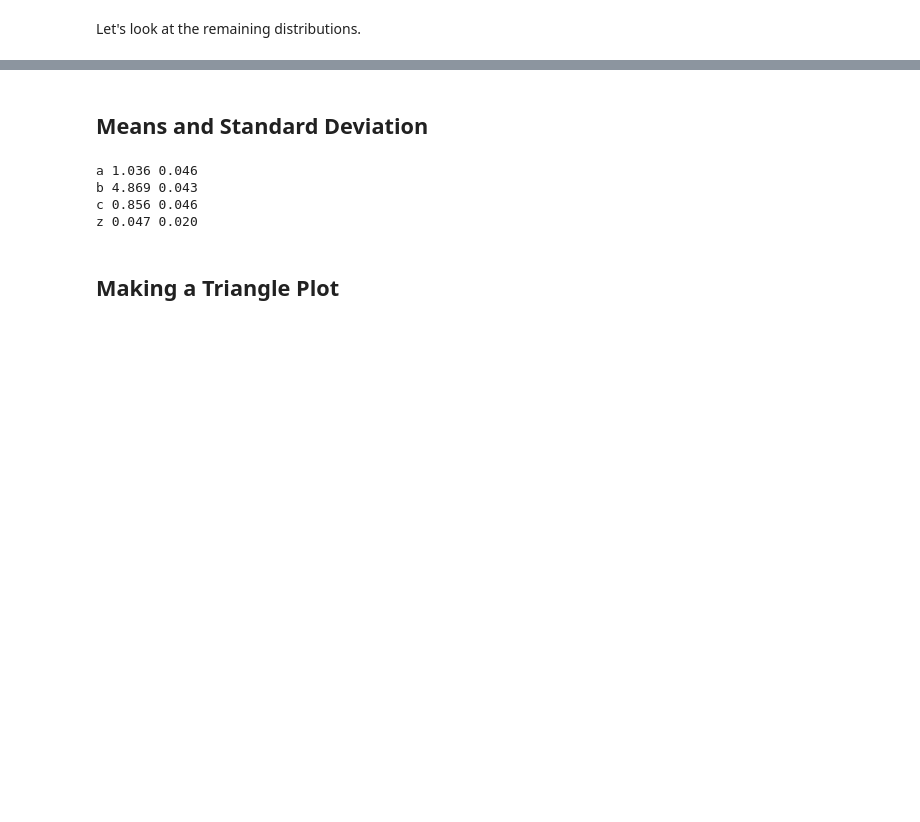
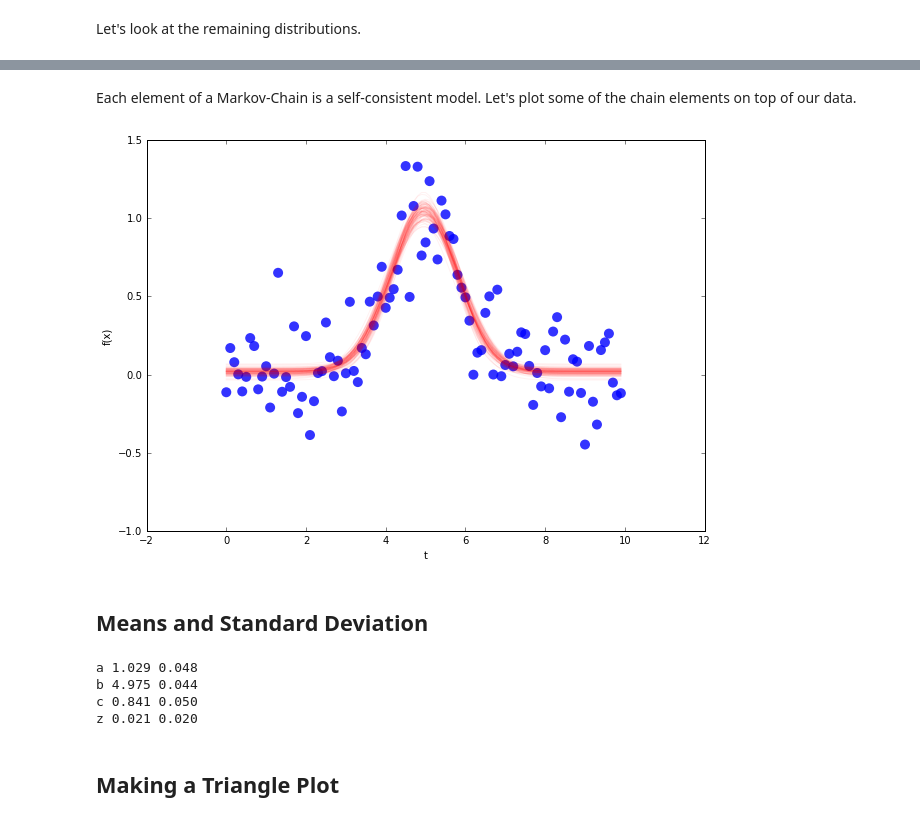
Before and after one commit to jasonfrowe/gprocess, a Jupyter notebook: MCMC Tutorial.ipynb, the cells around one changed output, grey strips where cells are left out. Drawn from its saved outputs; the diff is of its cells as text; code cells hidden in the pictures; blank space fills up the shorter version.

```diff
--- a/MCMC Tutorial.ipynb
+++ b/MCMC Tutorial.ipynb
@@ -290,3 +290,20 @@ plt.show()
+# %% [markdown]
+Each element of a Markov-Chain is a self-consistent model.  Let's plot some of the chain elements on top of our data.
+# %%
+plt.figure(figsize=(10,7)) #adjust size of figure
+plt.xlabel('t')            #x-label
+plt.ylabel('f(x)')         #y-label
+#plt.plot(t,g,c='red')
+plt.scatter(t,d,c='blue', s=100.0, alpha=0.8, edgecolors="none")  #plot our data
+chainlen=len(chain[:,0])   #number of chains
+for i in range(0,100):     #plot 100 random chain elements
+    nchain=int(np.random.rand()*chainlen)  #randomly select a chain
+    pars=chain[nchain,:]                   #select chain
+    plotdata=gaussian(t,a=pars[0],b=pars[1],c=pars[2],z=pars[3]) #return model with chain element parameters
+    plt.plot(t,plotdata,c='r', alpha=0.05)                       #plot the model.
+plt.show()
+# %% [output]
+[figure, added]
 # %% [markdown]
 ## Means and Standard Deviation
 # %%
@@ -297,10 +314,10 @@ for i in range(0,len(chain[1,:])):
     stdev=np.std(chain[:,i])
     print('%s %.3f %.3f' % (label[i], mm,stdev))
 # %% [output]
-a 1.036 0.046
-b 4.869 0.043
-c 0.856 0.046
-z 0.047 0.020
+a 1.029 0.048
+b 4.975 0.044
+c 0.841 0.050
+z 0.021 0.020
 # %% [markdown]
 ## Making a Triangle Plot
 # %%
```
Also changed, not shown: parts of 12 cells of this notebook.
